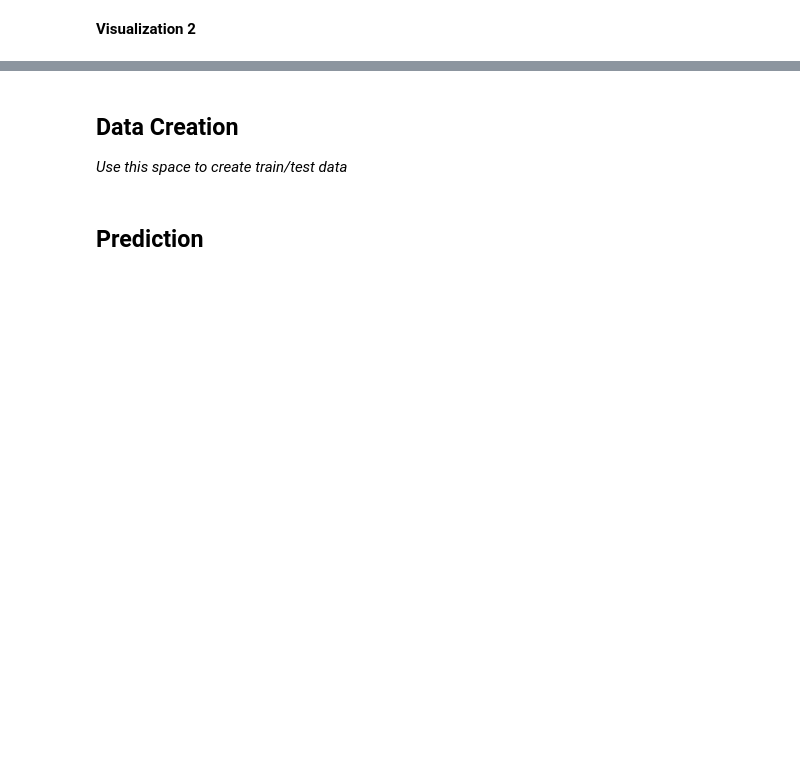
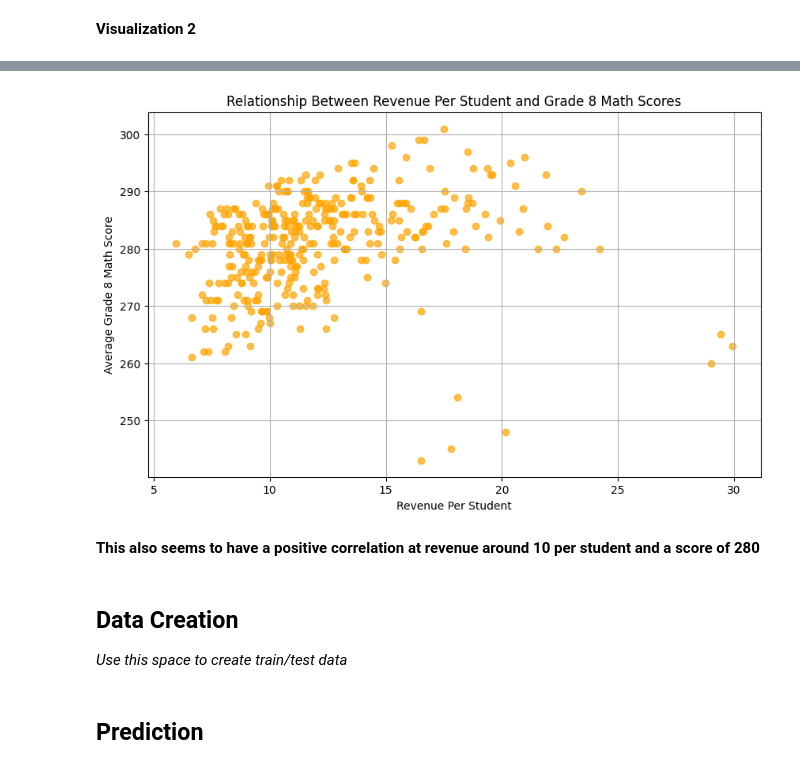
Before and after one commit to shlok-kin/MDST-Tutorial, a Jupyter notebook: tutorial1/checkpoint1.ipynb, the cells around one changed output, grey strips where cells are left out. Cells and saved outputs as stored; diff of their text form; code cells hidden in the pictures; blank space fills up the shorter version.

```diff
--- a/tutorial1/checkpoint1.ipynb
+++ b/tutorial1/checkpoint1.ipynb
@@ -164,3 +185,18 @@ Investigate the relationship between your chosen response variable and at least
+# %%
+# @@@ 7
+
+# Investigate the relationship between AVG_MATH_8_SCORE and REVENUE_PER_STUDENT
+plt.figure(figsize=(10, 6))
+plt.scatter(data['REVENUE_PER_STUDENT'], data['AVG_MATH_8_SCORE'], alpha=0.7, color='orange')
+plt.title('Relationship Between Revenue Per Student and Grade 8 Math Scores')
+plt.xlabel('Revenue Per Student')
+plt.ylabel('Average Grade 8 Math Score')
+plt.grid(True)
+plt.show()
+# %% [output]
+[figure, added]
+# %% [markdown]
+**This also seems to have a positive correlation at revenue around 10 per student and a score of 280**
 # %% [markdown]
 <h2> Data Creation </h2>
 
```
Also changed, not shown: parts of 19 cells of this notebook.
